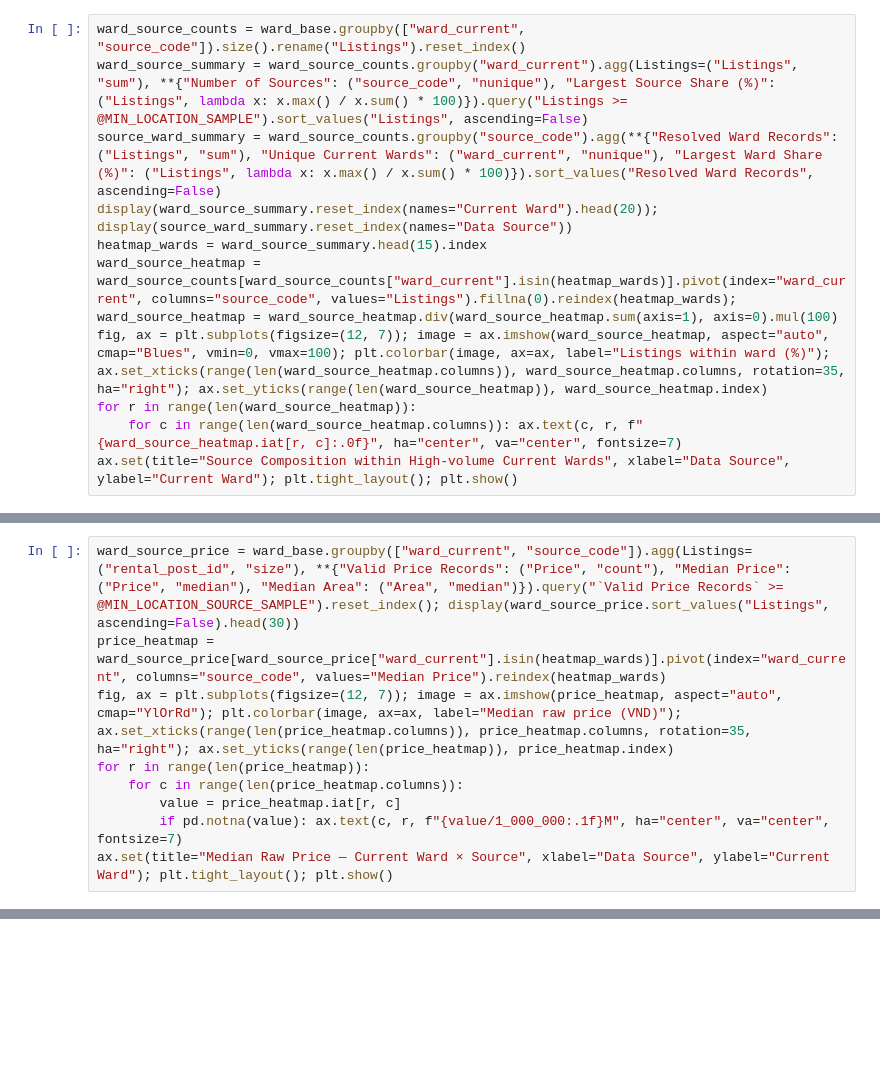
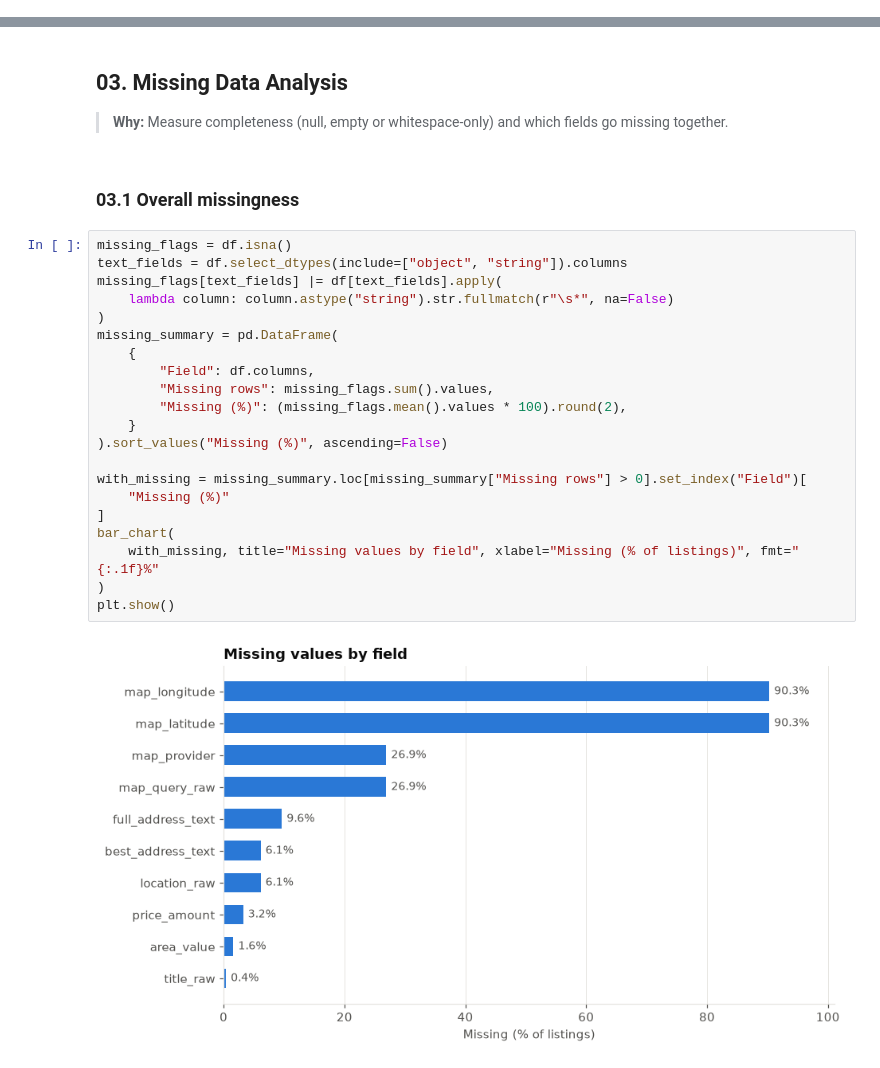
Before and after one commit to HauCoder2005/roombeacon-system, a Jupyter notebook: notebooks/01_roombeacon_eda.ipynb, the cells around one changed output, grey strips where cells are left out. Cells and saved outputs as stored; diff of their text form; blank space fills up the shorter version.

```diff
--- a/notebooks/01_roombeacon_eda.ipynb
+++ b/notebooks/01_roombeacon_eda.ipynb
@@ -959,11 +0,0 @@ plt.figure(figsize=(11, 5)); plt.boxplot(source_area_values, tick_labels=source_
-# %%
-ward_source_counts = ward_base.groupby(["ward_current", "source_code"]).size().rename("Listings").reset_index()
-ward_source_summary = ward_source_counts.groupby("ward_current").agg(Listings=("Listings", "sum"), **{"Number of Sources": ("source_code", "nunique"), "Largest Source Share (%)": ("Listings", lambda x: x.max() / x.sum() * 100)}).query("Listings >= @MIN_LOCATION_SAMPLE").sort_values("Listings", ascending=False)
-source_ward_summary = ward_source_counts.groupby("source_code").agg(**{"Resolved Ward Records": ("Listings", "sum"), "Unique Current Wards": ("ward_current", "nunique"), "Largest Ward Share (%)": ("Listings", lambda x: x.max() / x.sum() * 100)}).sort_values("Resolved Ward Records", ascending=False)
-display(ward_source_summary.reset_index(names="Current Ward").head(20)); display(source_ward_summary.reset_index(names="Data Source"))
-heatmap_wards = ward_source_summary.head(15).index
-ward_source_heatmap = ward_source_counts[ward_source_counts["ward_current"].isin(heatmap_wards)].pivot(index="ward_current", columns="source_code", values="Listings").fillna(0).reindex(heatmap_wards); ward_source_heatmap = ward_source_heatmap.div(ward_source_heatmap.sum(axis=1), axis=0).mul(100)
-fig, ax = plt.subplots(figsize=(12, 7)); image = ax.imshow(ward_source_heatmap, aspect="auto", cmap="Blues", vmin=0, vmax=100); plt.colorbar(image, ax=ax, label="Listings within ward (%)"); ax.set_xticks(range(len(ward_source_heatmap.columns)), ward_source_heatmap.columns, rotation=35, ha="right"); ax.set_yticks(range(len(ward_source_heatmap)), ward_source_heatmap.index)
-for r in range(len(ward_source_heatmap)):
-    for c in range(len(ward_source_heatmap.columns)): ax.text(c, r, f"{ward_source_heatmap.iat[r, c]:.0f}", ha="center", va="center", fontsize=7)
-ax.set(title="Source Composition within High-volume Current Wards", xlabel="Data Source", ylabel="Current Ward"); plt.tight_layout(); plt.show()
@@ -999,9 +0,0 @@ Groups below `MIN_LOCATION_SOURCE_SAMPLE = 30` remain blank; zero is never imput
-# %%
-ward_source_price = ward_base.groupby(["ward_current", "source_code"]).agg(Listings=("rental_post_id", "size"), **{"Valid Price Records": ("Price", "count"), "Median Price": ("Price", "median"), "Median Area": ("Area", "median")}).query("`Valid Price Records` >= @MIN_LOCATION_SOURCE_SAMPLE").reset_index(); display(ward_source_price.sort_values("Listings", ascending=False).head(30))
-price_heatmap = ward_source_price[ward_source_price["ward_current"].isin(heatmap_wards)].pivot(index="ward_current", columns="source_code", values="Median Price").reindex(heatmap_wards)
-fig, ax = plt.subplots(figsize=(12, 7)); image = ax.imshow(price_heatmap, aspect="auto", cmap="YlOrRd"); plt.colorbar(image, ax=ax, label="Median raw price (VND)"); ax.set_xticks(range(len(price_heatmap.columns)), price_heatmap.columns, rotation=35, ha="right"); ax.set_yticks(range(len(price_heatmap)), price_heatmap.index)
-for r in range(len(price_heatmap)):
-    for c in range(len(price_heatmap.columns)):
-        value = price_heatmap.iat[r, c]
-        if pd.notna(value): ax.text(c, r, f"{value/1_000_000:.1f}M", ha="center", va="center", fontsize=7)
-ax.set(title="Median Raw Price — Current Ward × Source", xlabel="Data Source", ylabel="Current Ward"); plt.tight_layout(); plt.show()
@@ -1447,0 +341,29 @@ processing_requirements = pd.DataFrame([
+# %% [markdown]
+## 03. Missing Data Analysis
+
+> **Why:** Measure completeness (null, empty or whitespace-only) and which fields go missing together.
+# %% [markdown]
+### 03.1 Overall missingness
+# %%
+missing_flags = df.isna()
+text_fields = df.select_dtypes(include=["object", "string"]).columns
+missing_flags[text_fields] |= df[text_fields].apply(
+    lambda column: column.astype("string").str.fullmatch(r"\s*", na=False)
+)
+missing_summary = pd.DataFrame(
+    {
+        "Field": df.columns,
+        "Missing rows": missing_flags.sum().values,
+        "Missing (%)": (missing_flags.mean().values * 100).round(2),
+    }
+).sort_values("Missing (%)", ascending=False)
+
+with_missing = missing_summary.loc[missing_summary["Missing rows"] > 0].set_index("Field")[
+    "Missing (%)"
+]
+bar_chart(
+    with_missing, title="Missing values by field", xlabel="Missing (% of listings)", fmt="{:.1f}%"
+)
+plt.show()
+# %% [output]
+[figure, added]
```
Also changed, not shown: parts of 218 cells of this notebook, 4 other files.
